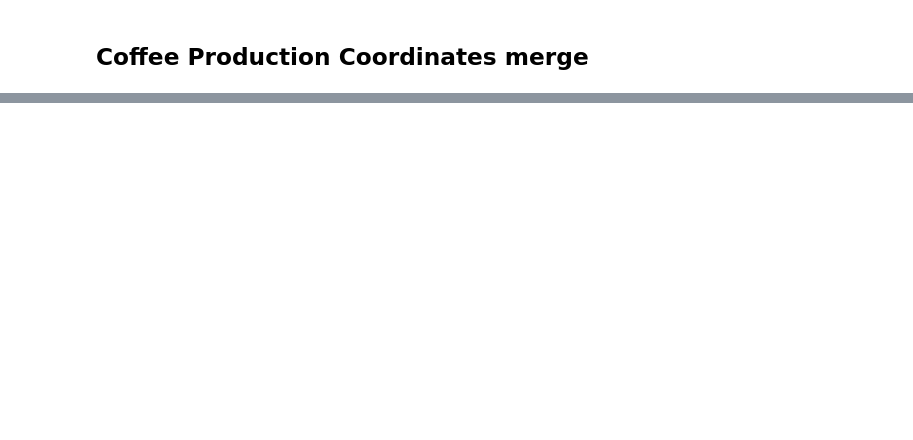
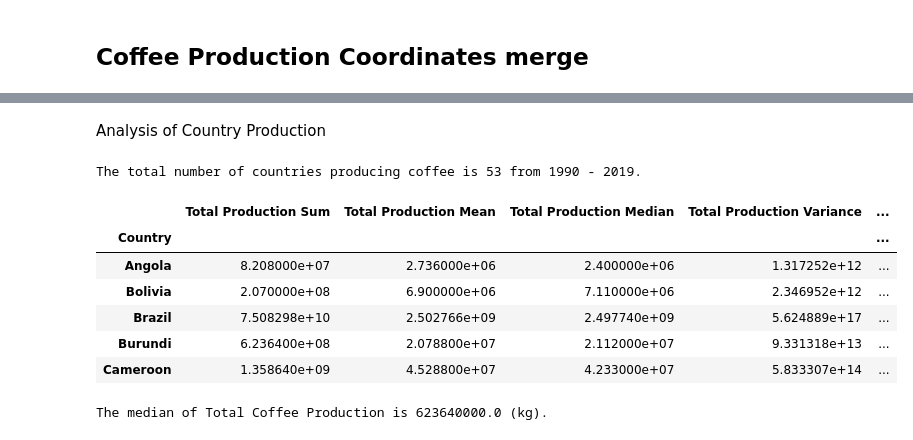
Before and after one commit to AAlbers341/project1_coffee_analysis, a Jupyter notebook: EDA/coffee_production.ipynb, the cells around one changed output, grey strips where cells are left out. Saved outputs shown, nothing was run; the diff lists cells and outputs as text; code cells hidden in the pictures; blank space fills up the shorter version.

Commit message:
Data update

```diff
--- a/EDA/coffee_production.ipynb
+++ b/EDA/coffee_production.ipynb
@@ -183,0 +145,45 @@ coffee_production_df
+# %% [markdown]
+Analysis of Country Production
+# %%
+# How many coffee producing countries and the years
+start_year = coffee_production_df['Years'].min()
+end_year = coffee_production_df['Years'].max()
+
+number_of_countries = coffee_production_df['Country'].nunique()
+print(f'The total number of countries producing coffee is {number_of_countries} from {start_year} - {end_year}.')
+
+# Summary statistics of coffee production for each country
+total_production_sum = coffee_production_df.groupby("Country")["Total Production"].sum()
+total_production_mean = coffee_production_df.groupby("Country")["Total Production"].mean()
+total_production_median = coffee_production_df.groupby("Country")["Total Production"].median()
+total_production_variance = coffee_production_df.groupby("Country")["Total Production"].var()
+total_production_std = coffee_production_df.groupby("Country")["Total Production"].std()
+total_production_sem = coffee_production_df.groupby("Country")["Total Production"].sem()
+
+# Append summary statistics to df
+total_production_summary_statistics = pd.DataFrame({"Total Production Sum": total_production_sum,
+                                        "Total Production Mean": total_production_mean,
+                                        "Total Production Median": total_production_median,
+                                        "Total Production Variance": total_production_variance,
+                                        "Total Production Stand Deviation": total_production_std,
+                                        "Total Production SEM": total_production_sem})
+
+total_production_summary_statistics.head()
+# %% [output]
+The total number of countries producing coffee is 53 from 1990 - 2019.
+|  | Total Production Sum | Total Production Mean | Total Production Median | Total Production Variance | ... |
+| Country |  |  |  |  | ... |
+| Angola | 8.208000e+07 | 2.736000e+06 | 2.400000e+06 | 1.317252e+12 | ... |
+| Bolivia | 2.070000e+08 | 6.900000e+06 | 7.110000e+06 | 2.346952e+12 | ... |
+| Brazil | 7.508298e+10 | 2.502766e+09 | 2.497740e+09 | 5.624889e+17 | ... |
+| Burundi | 6.236400e+08 | 2.078800e+07 | 2.112000e+07 | 9.331318e+13 | ... |
+| Cameroon | 1.358640e+09 | 4.528800e+07 | 4.233000e+07 | 5.833307e+14 | ... |
+# %%
+# Summary statistics on summized country totals
+total_production_summary_statistics['Total Production Sum'].describe()
+
+# Using Median or Mean to descrive 'avg' coffee production due to the data not being normally distributed
+total_production_median = total_production_summary_statistics['Total Production Sum'].median()
+print(f'The median of Total Coffee Production is {total_production_median} (kg).')
+# %% [output]
+The median of Total Coffee Production is 623640000.0 (kg).
```
Also changed, not shown: parts of 6 cells of this notebook, 6 other files.
